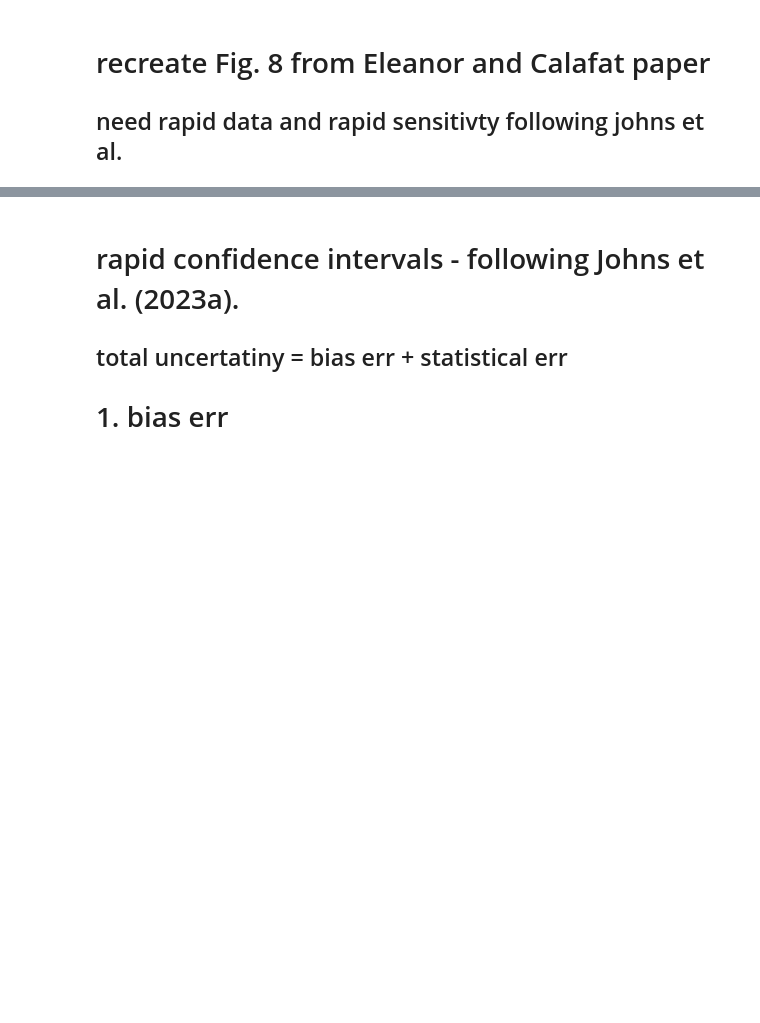
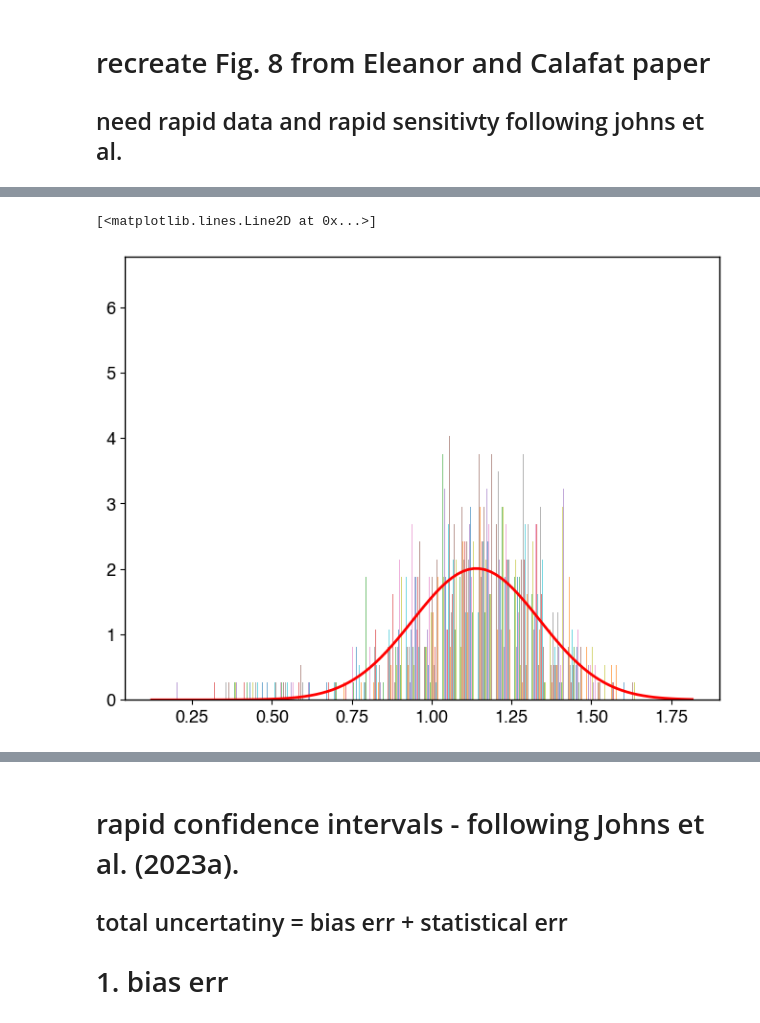
Before and after one commit to lea-dietz/masterthesis, a Jupyter notebook: coding/mht_timeseries.ipynb, the cells around one changed output, grey strips where cells are left out. Saved outputs shown, nothing was run; the diff lists cells and outputs as text; code cells hidden in the pictures; blank space fills up the shorter version.

```diff
--- a/coding/mht_timeseries.ipynb
+++ b/coding/mht_timeseries.ipynb
@@ -112,0 +146,15 @@ Attributes:
+# %%
+data = mht_26_prob.values
+
+fig, ax = plt.subplots(1, 1, figsize=(8, 6))
+
+# Histogram with normal curve overlay
+ax.hist(data, bins=30, density=True, alpha=0.6)
+# how many values for each bin in the data
+# density = True - normalizes such that area under hist == 1
+mean, std = data.mean(), data.std()
+x = np.linspace(data.min(), data.max(), 100)
+ax.plot(x, stats.norm.pdf(x, mean, std), 'r-', lw=2)
+# %% [output]
+[<matplotlib.lines.Line2D at 0x...>]
+[figure, added]
```
Also changed, not shown: parts of 29 cells of this notebook, 3 other files.
